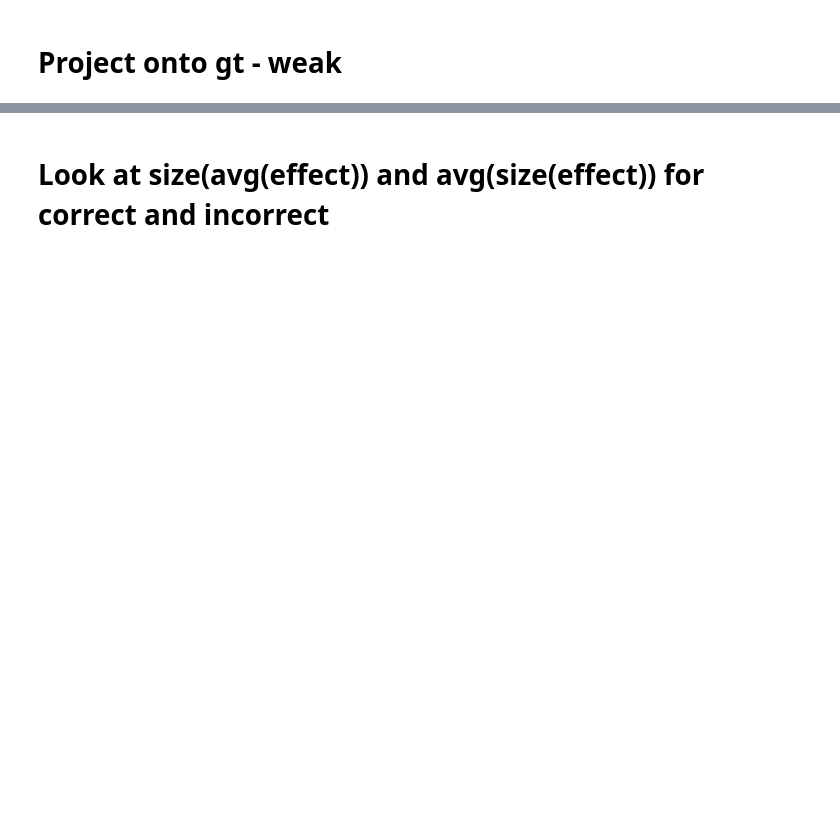
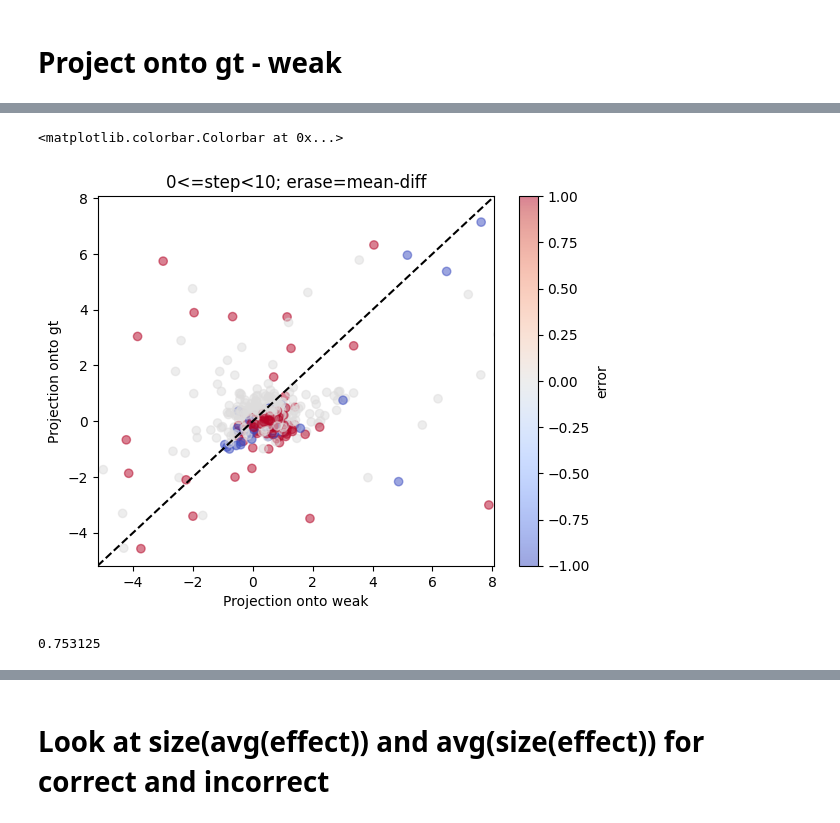
Before and after one commit to EleutherAI/weak-to-strong, a Jupyter notebook: notebooks/grads_analysis.ipynb, the cells around one changed output, grey strips where cells are left out. Saved outputs shown, nothing was run; the diff lists cells and outputs as text; code cells hidden in the pictures; blank space fills up the shorter version.

```diff
--- a/notebooks/grads_analysis.ipynb
+++ b/notebooks/grads_analysis.ipynb
@@ -454,0 +499,22 @@ plt.show()
+# %%
+new_mask = np.abs(r.grads.weak_error[step_mask][mask]) >= 0
+xbasis = r.weak_test.logodds / np.linalg.norm(r.weak_test.logodds)
+ybasis = (r.weak_test.gt_hard_labels - 0.5) / np.linalg.norm(r.weak_test.gt_hard_labels - 0.5)
+x = weak_label_erased[mask][new_mask] @ xbasis
+y = weak_label_erased[mask][new_mask] @ ybasis
+plt.scatter(x, y, c=(r.grads.weak_error[step_mask][mask][new_mask]), cmap="coolwarm", alpha=0.5)
+xmin, xmax = np.percentile(x, [1, 99])
+plt.plot([xmin, xmax], [xmin, xmax], color="k", linestyle="--")
+plt.xlim(xmin, xmax)
+plt.ylim(xmin, xmax)
+plt.xlabel("Projection onto weak")
+plt.ylabel("Projection onto gt")
+plt.title(f"{min_step}<=step<{max_step}; erase={erasure_method}")
+plt.colorbar(label="error")
+# %% [output]
+<matplotlib.colorbar.Colorbar at 0x...>
+[figure, added]
+# %%
+(x > 0).mean()
+# %% [output]
+0.753125
```
Also changed, not shown: parts of 15 cells of this notebook, 2 other files.
